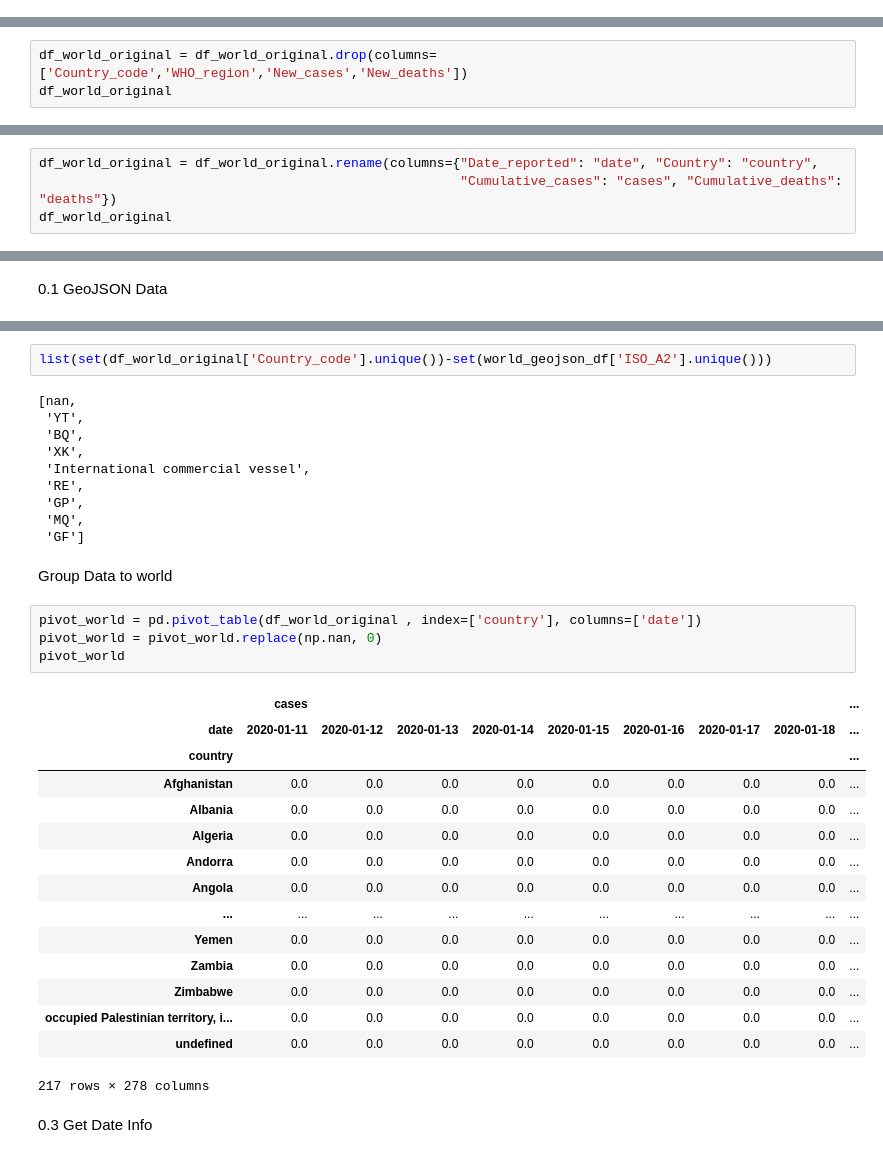
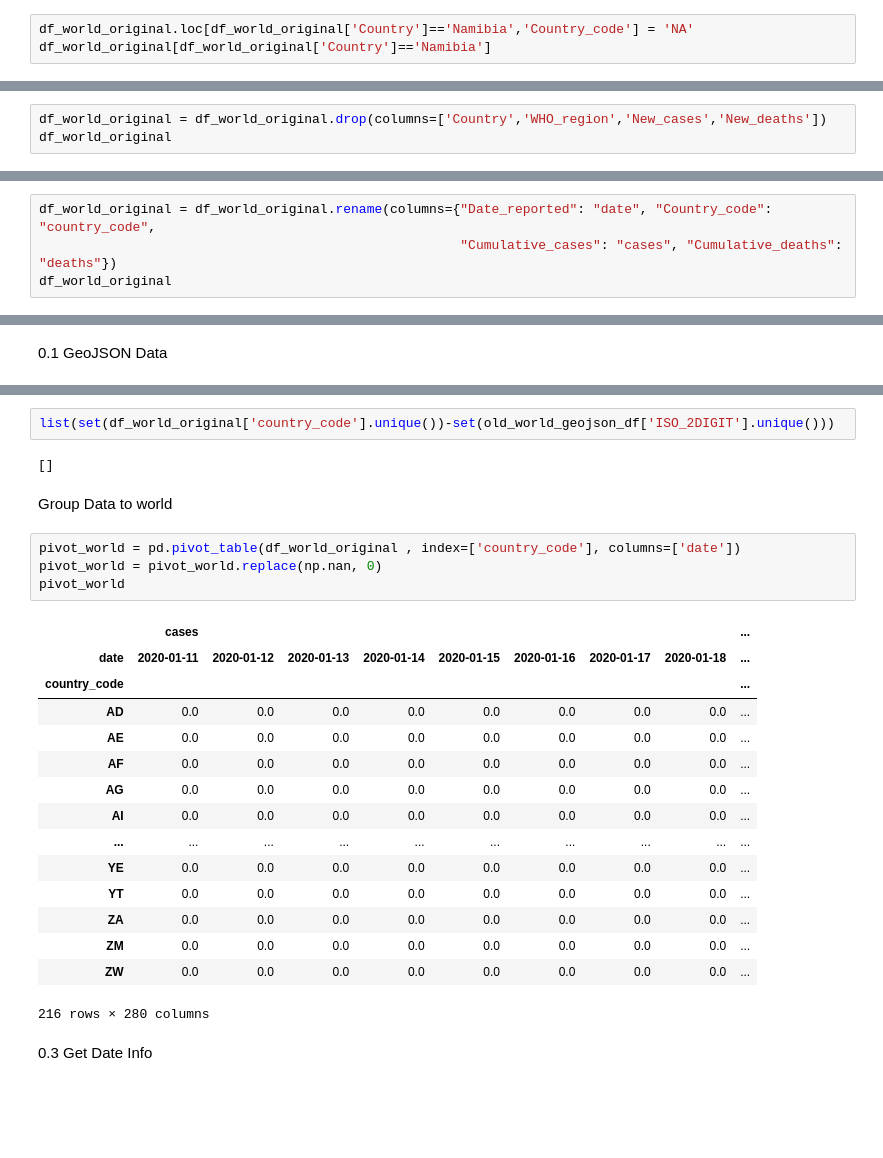
Before and after one commit to cybergis/wherecovid19_webapp, a Jupyter notebook: preprocessing/worldwide/world_layer_usingCountryID.ipynb, the cells around one changed output, grey strips where cells are left out. Drawn from its saved outputs; the diff is of its cells as text; blank space fills up the shorter version.

```diff
--- a/preprocessing/worldwide/world_layer_usingCountryID.ipynb
+++ b/preprocessing/worldwide/world_layer_usingCountryID.ipynb
@@ -28,0 +37,3 @@ df_world_original
+# %%
+df_world_original.loc[df_world_original['Country']=='Namibia','Country_code'] = 'NA'
+df_world_original[df_world_original['Country']=='Namibia']
@@ -29,4 +58,4 @@ df_world_original
 # %%
-df_world_original = df_world_original.drop(columns=['Country_code','WHO_region','New_cases','New_deaths'])
+df_world_original = df_world_original.drop(columns=['Country','WHO_region','New_cases','New_deaths'])
 df_world_original
 # %% [output]
@@ -46,5 +75,5 @@ df_world_original
 # %%
-df_world_original = df_world_original.rename(columns={"Date_reported": "date", "Country": "country",
+df_world_original = df_world_original.rename(columns={"Date_reported": "date", "Country_code": "country_code",
                                                       "Cumulative_cases": "cases", "Cumulative_deaths": "deaths"})
 df_world_original
 # %% [output]
@@ -138,37 +176,29 @@ len(world_geojson_df['ISO_A2'].unique())
 # %%
-list(set(df_world_original['Country_code'].unique())-set(world_geojson_df['ISO_A2'].unique()))
+list(set(df_world_original['country_code'].unique())-set(old_world_geojson_df['ISO_2DIGIT'].unique()))
 # %% [output]
-[nan,
- 'YT',
- 'BQ',
- 'XK',
- 'International commercial vessel',
- 'RE',
- 'GP',
- 'MQ',
- 'GF']
+[]
 # %% [markdown]
 Group Data to world
 # %%
-pivot_world = pd.pivot_table(df_world_original , index=['country'], columns=['date'])
+pivot_world = pd.pivot_table(df_world_original , index=['country_code'], columns=['date'])
 pivot_world = pivot_world.replace(np.nan, 0)
 pivot_world
 # %% [output]
 |  | cases |  |  |  |  |  |  |  | ... |
 | date | 2020-01-11 | 2020-01-12 | 2020-01-13 | 2020-01-14 | 2020-01-15 | 2020-01-16 | 2020-01-17 | 2020-01-18 | ... |
-| country |  |  |  |  |  |  |  |  | ... |
-| Afghanistan | 0.0 | 0.0 | 0.0 | 0.0 | 0.0 | 0.0 | 0.0 | 0.0 | ... |
-| Albania | 0.0 | 0.0 | 0.0 | 0.0 | 0.0 | 0.0 | 0.0 | 0.0 | ... |
-| Algeria | 0.0 | 0.0 | 0.0 | 0.0 | 0.0 | 0.0 | 0.0 | 0.0 | ... |
-| Andorra | 0.0 | 0.0 | 0.0 | 0.0 | 0.0 | 0.0 | 0.0 | 0.0 | ... |
-| Angola | 0.0 | 0.0 | 0.0 | 0.0 | 0.0 | 0.0 | 0.0 | 0.0 | ... |
+| country_code |  |  |  |  |  |  |  |  | ... |
+| AD | 0.0 | 0.0 | 0.0 | 0.0 | 0.0 | 0.0 | 0.0 | 0.0 | ... |
+| AE | 0.0 | 0.0 | 0.0 | 0.0 | 0.0 | 0.0 | 0.0 | 0.0 | ... |
+| AF | 0.0 | 0.0 | 0.0 | 0.0 | 0.0 | 0.0 | 0.0 | 0.0 | ... |
+| AG | 0.0 | 0.0 | 0.0 | 0.0 | 0.0 | 0.0 | 0.0 | 0.0 | ... |
+| AI | 0.0 | 0.0 | 0.0 | 0.0 | 0.0 | 0.0 | 0.0 | 0.0 | ... |
 | ... | ... | ... | ... | ... | ... | ... | ... | ... | ... |
-| Yemen | 0.0 | 0.0 | 0.0 | 0.0 | 0.0 | 0.0 | 0.0 | 0.0 | ... |
-| Zambia | 0.0 | 0.0 | 0.0 | 0.0 | 0.0 | 0.0 | 0.0 | 0.0 | ... |
-| Zimbabwe | 0.0 | 0.0 | 0.0 | 0.0 | 0.0 | 0.0 | 0.0 | 0.0 | ... |
-| occupied Palestinian territory, i... | 0.0 | 0.0 | 0.0 | 0.0 | 0.0 | 0.0 | 0.0 | 0.0 | ... |
-| undefined | 0.0 | 0.0 | 0.0 | 0.0 | 0.0 | 0.0 | 0.0 | 0.0 | ... |
+| YE | 0.0 | 0.0 | 0.0 | 0.0 | 0.0 | 0.0 | 0.0 | 0.0 | ... |
+| YT | 0.0 | 0.0 | 0.0 | 0.0 | 0.0 | 0.0 | 0.0 | 0.0 | ... |
+| ZA | 0.0 | 0.0 | 0.0 | 0.0 | 0.0 | 0.0 | 0.0 | 0.0 | ... |
+| ZM | 0.0 | 0.0 | 0.0 | 0.0 | 0.0 | 0.0 | 0.0 | 0.0 | ... |
+| ZW | 0.0 | 0.0 | 0.0 | 0.0 | 0.0 | 0.0 | 0.0 | 0.0 | ... |
-217 rows × 278 columns
+216 rows × 280 columns
 # %% [markdown]
 0.3 Get Date Info
 # %%
```
Also changed, not shown: parts of 48 cells of this notebook, 13 other files.
